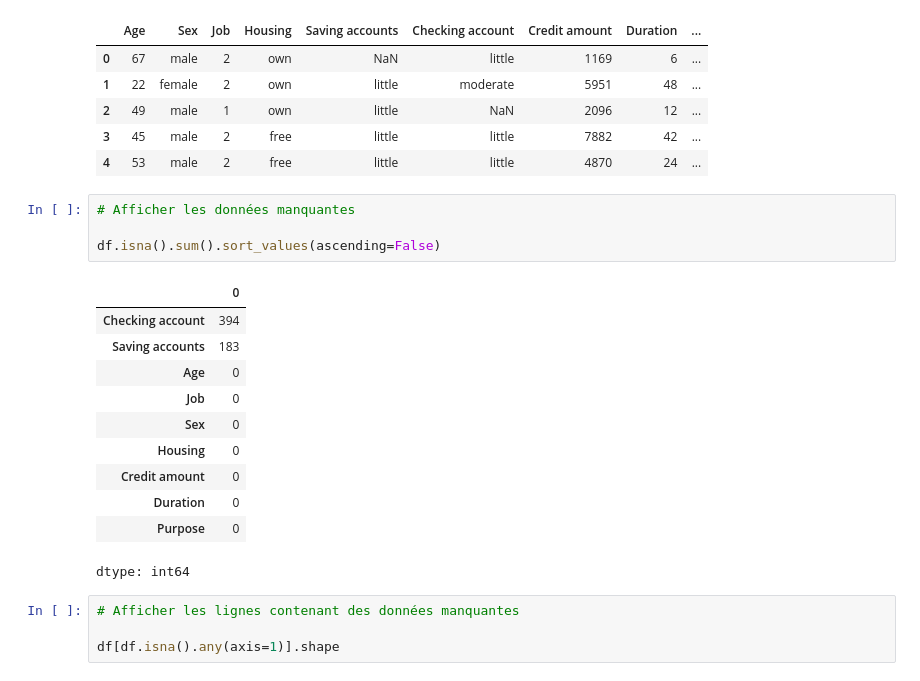
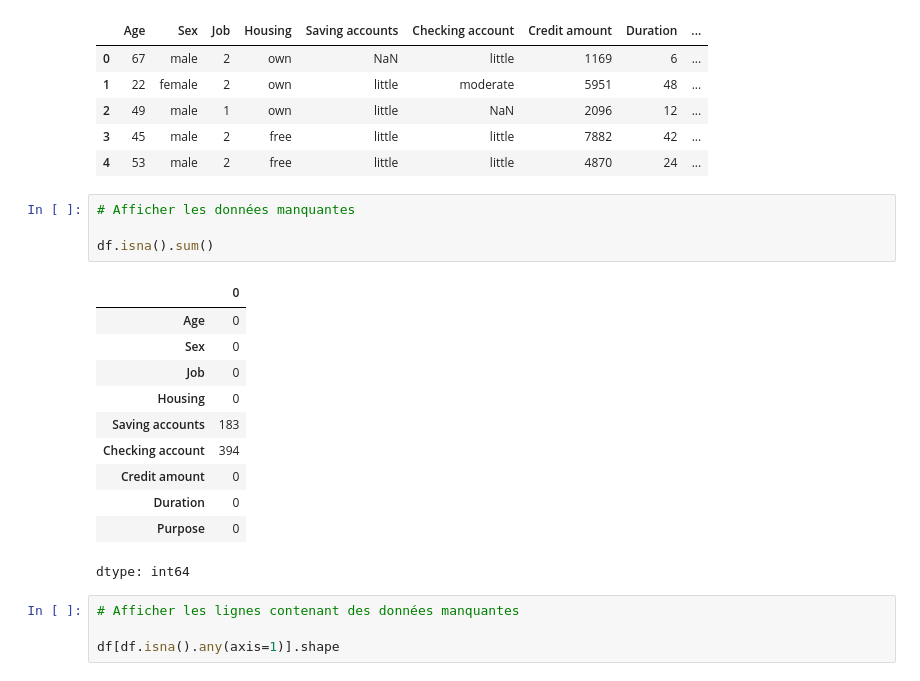
Before and after one commit to RMoulla/PYK_Mai, a Jupyter notebook: Copie_de_TP_Analyse_Données_Crédit.ipynb, the cells around one changed output. Saved outputs shown, nothing was run; the diff lists cells and outputs as text.

```diff
--- a/Copie_de_TP_Analyse_Données_Crédit.ipynb
+++ b/Copie_de_TP_Analyse_Données_Crédit.ipynb
@@ -56,15 +56,15 @@ df.head()
 # %%
 # Afficher les données manquantes
 
-df.isna().sum().sort_values(ascending=False)
+df.isna().sum()
 # %% [output]
 |  | 0 |
+| Age | 0 |
+| Sex | 0 |
+| Job | 0 |
+| Housing | 0 |
+| Saving accounts | 183 |
 | Checking account | 394 |
-| Saving accounts | 183 |
-| Age | 0 |
-| Job | 0 |
-| Sex | 0 |
-| Housing | 0 |
 | Credit amount | 0 |
 | Duration | 0 |
 | Purpose | 0 |
```
Also changed, not shown: parts of 9 cells of this notebook.
